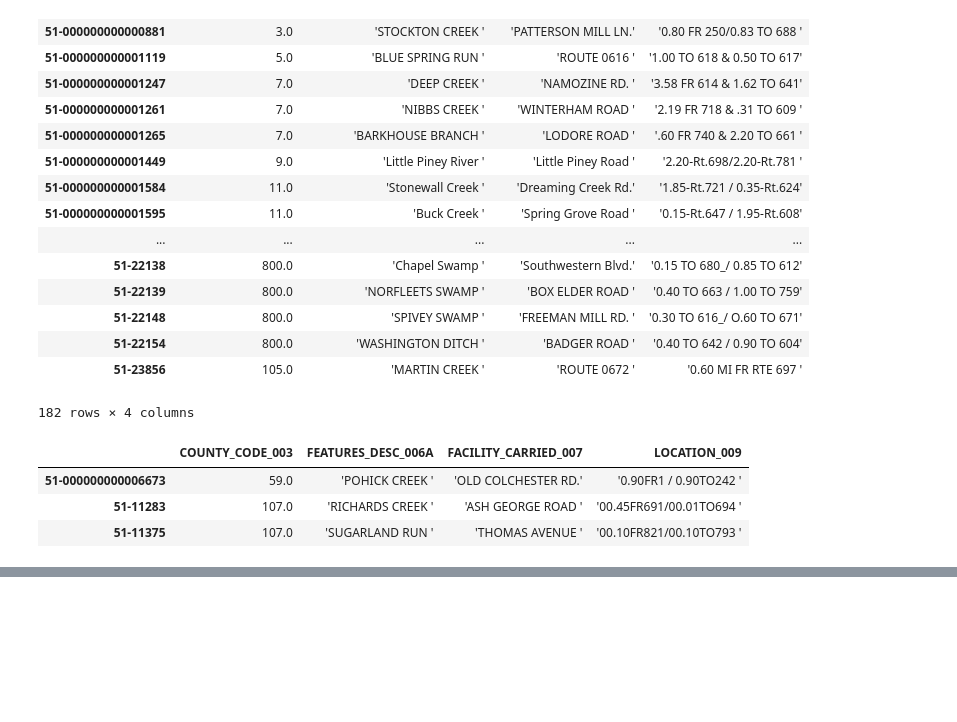
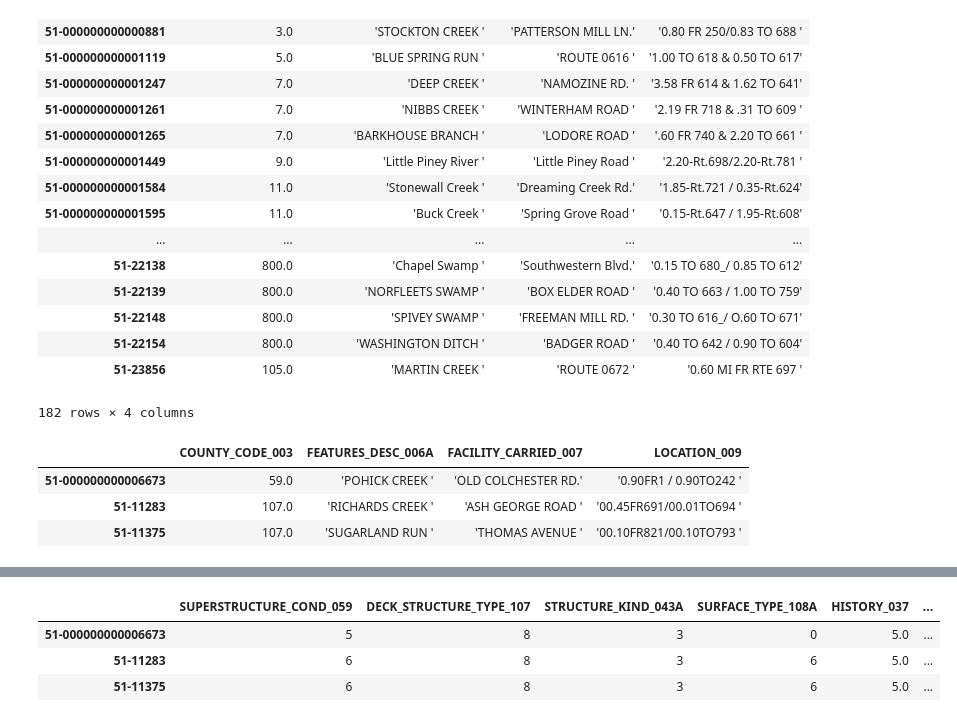
Before and after one commit to kevscon/bridge-ratings, a Jupyter notebook: results.ipynb, the cells around one changed output, grey strips where cells are left out. Saved outputs shown, nothing was run; the diff lists cells and outputs as text; code cells hidden in the pictures; blank space fills up the shorter version.

```diff
--- a/results.ipynb
+++ b/results.ipynb
@@ -204,6 +224,9 @@ y = pd.read_csv('data/tru_cls.csv', index_col=0, header=None)
 # %%
 # load bridge ID info
 br_id = pd.read_csv('data/bridges_id.csv', index_col=0)
+# %%
+# load bridge data
+cats = pd.read_csv('data/bridges_cat.csv', index_col=0)
 # %% [markdown]
 ## Feature Affects
 # %%
@@ -392,4 +423,22 @@ br_feats[br_feats.columns[br_feats.columns.str.contains('|'.join(search))]]
 | 51-000000000006673 | 1 | 0 | 0 | 0 | ... |
 | 51-11283 | 0 | 0 | 1 | 0 | ... |
 | 51-11375 | 1 | 0 | 0 | 0 | ... |
+# %%
+cat_list = [
+    'SUPERSTRUCTURE_COND_059',
+    'DECK_STRUCTURE_TYPE_107',
+    'STRUCTURE_KIND_043A',
+    'SURFACE_TYPE_108A',
+    'HISTORY_037',
+    'FUNCTIONAL_CLASS_026',
+    'OPEN_CLOSED_POSTED_041',
+    'SERVICE_UND_042B'
+]
+# %%
+cats.loc[br_locs.index, :][cat_list]
+# %% [output]
+|  | SUPERSTRUCTURE_COND_059 | DECK_STRUCTURE_TYPE_107 | STRUCTURE_KIND_043A | SURFACE_TYPE_108A | HISTORY_037 | ... |
+| 51-000000000006673 | 5 | 8 | 3 | 0 | 5.0 | ... |
+| 51-11283 | 6 | 8 | 3 | 6 | 5.0 | ... |
+| 51-11375 | 6 | 8 | 3 | 6 | 5.0 | ... |
 # %% [markdown]
```
Also changed, not shown: parts of 8 cells of this notebook, 1 other file.
